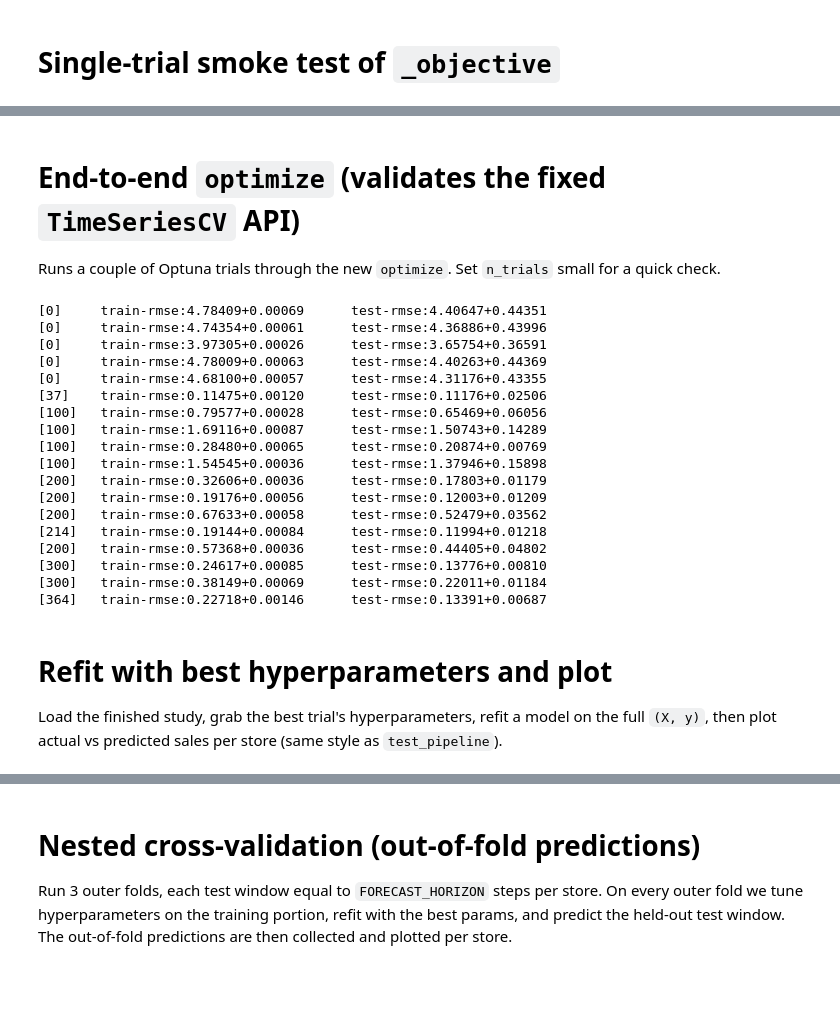
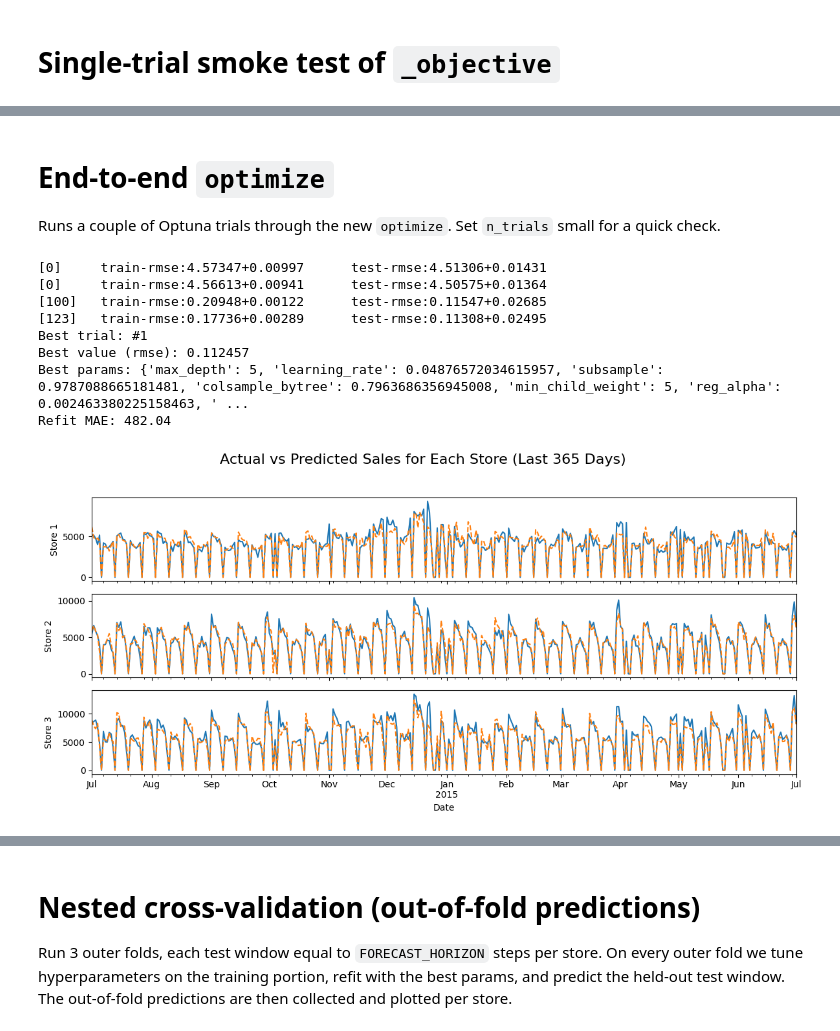
Before and after one commit to Miltos-90/Rossmann_Store_Sales_Forecasting, a Jupyter notebook: test_pipeline.ipynb, the cells around one changed output, grey strips where cells are left out. Cells and saved outputs as stored; diff of their text form; code cells hidden in the pictures; blank space fills up the shorter version.

```diff
--- a/test_pipeline.ipynb
+++ b/test_pipeline.ipynb
@@ -180,30 +189,40 @@ plt.tight_layout(rect=[0, 0.03, 1, 0.95])  # Adjust layout to make room for the
 # %% [markdown]
-# End-to-end `optimize` (validates the fixed `TimeSeriesCV` API)
+# End-to-end `optimize`
 
 Runs a couple of Optuna trials through the new `optimize`. Set `n_trials` small for a quick check.
 # %%
-# gap = FORECAST_HORIZON embargoes the inner CV inside optimize against target leakage.
-hypertuning.optimize(study_name='smoke_new', X_train=X, y_train=y, config=config)
+opt_config = config.copy()
+opt_config.update({
+    "n_outer_splits": 2,
+    "n_inner_splits": 2,
+    "n_trials": 2,
+    "n_startup_trials": 1,
+})
+
+# get current timestamp
+now = pd.Timestamp.now().strftime("%Y%m%d_%H%M%S")
+hypertuning.optimize(study_name=f'smoke_study_{now}', X_train=X, y_train=y, config=opt_config)
+study = optuna.load_study(study_name=f'smoke_study_{now}', storage=opt_config["storage_url"])
+
+# Refit a model on the full dataset using the best hyperparameters
+best_bst   = utils.refit(X, y, study.best_trial, opt_config)
+best_preds = utils.predict(X, best_bst, trf)
+actuals    = df.set_index(['Store', 'Date'])['Sales']
+best_res   = pd.merge(actuals, best_preds, left_index=True, right_index=True, suffixes=('_actual', '_predicted'))
+best_mae   = mean_absolute_error(best_res["Sales_actual"], best_res["Sales_predicted"])
+
+print(f"Best trial: #{study.best_trial.number}")
+print(f"Best value ({opt_config['xgb_constants']['eval_metric']}): {study.best_trial.value:.6f}")
+print(f"Best params: {study.best_trial.params}")
+print(f"Refit MAE: {best_mae:.2f}")
+plot_actual_vs_predicted(best_res, 365, 30)
 # %% [output]
-[0]     train-rmse:4.78409+0.00069      test-rmse:4.40647+0.44351
-[0]     train-rmse:4.74354+0.00061      test-rmse:4.36886+0.43996
-[0]     train-rmse:3.97305+0.00026      test-rmse:3.65754+0.36591
-[0]     train-rmse:4.78009+0.00063      test-rmse:4.40263+0.44369
-[0]     train-rmse:4.68100+0.00057      test-rmse:4.31176+0.43355
-[37]    train-rmse:0.11475+0.00120      test-rmse:0.11176+0.02506
-[100]   train-rmse:0.79577+0.00028      test-rmse:0.65469+0.06056
-[100]   train-rmse:1.69116+0.00087      test-rmse:1.50743+0.14289
-[100]   train-rmse:0.28480+0.00065      test-rmse:0.20874+0.00769
-[100]   train-rmse:1.54545+0.00036      test-rmse:1.37946+0.15898
-[200]   train-rmse:0.32606+0.00036      test-rmse:0.17803+0.01179
-[200]   train-rmse:0.19176+0.00056      test-rmse:0.12003+0.01209
-[200]   train-rmse:0.67633+0.00058      test-rmse:0.52479+0.03562
-[214]   train-rmse:0.19144+0.00084      test-rmse:0.11994+0.01218
-[200]   train-rmse:0.57368+0.00036      test-rmse:0.44405+0.04802
-[300]   train-rmse:0.24617+0.00085      test-rmse:0.13776+0.00810
-[300]   train-rmse:0.38149+0.00069      test-rmse:0.22011+0.01184
-[364]   train-rmse:0.22718+0.00146      test-rmse:0.13391+0.00687
+[0]     train-rmse:4.57347+0.00997      test-rmse:4.51306+0.01431
+[0]     train-rmse:4.56613+0.00941      test-rmse:4.50575+0.01364
+[100]   train-rmse:0.20948+0.00122      test-rmse:0.11547+0.02685
+[123]   train-rmse:0.17736+0.00289      test-rmse:0.11308+0.02495
+Best trial: #1
+Best value (rmse): 0.112457
+Best params: {'max_depth': 5, 'learning_rate': 0.04876572034615957, 'subsample': 0.9787088665181481, 'colsample_bytree': 0.7963686356945008, 'min_child_weight': 5, 'reg_alpha': 0.002463380225158463, ' ...
+Refit MAE: 482.04
+[figure, added]
-# %% [markdown]
-# Refit with best hyperparameters and plot
-
-Load the finished study, grab the best trial's hyperparameters, refit a model on the full `(X, y)`, then plot actual vs predicted sales per store (same style as `test_pipeline`).
```
Also changed, not shown: parts of 12 cells of this notebook, 9 other files.
